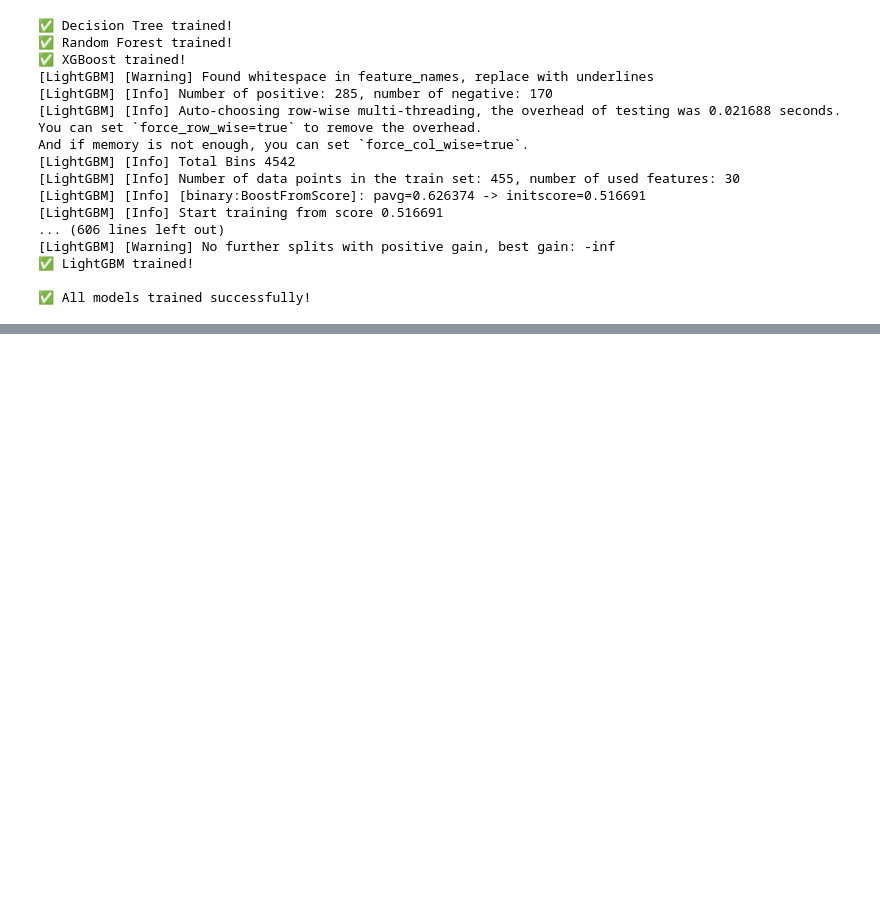
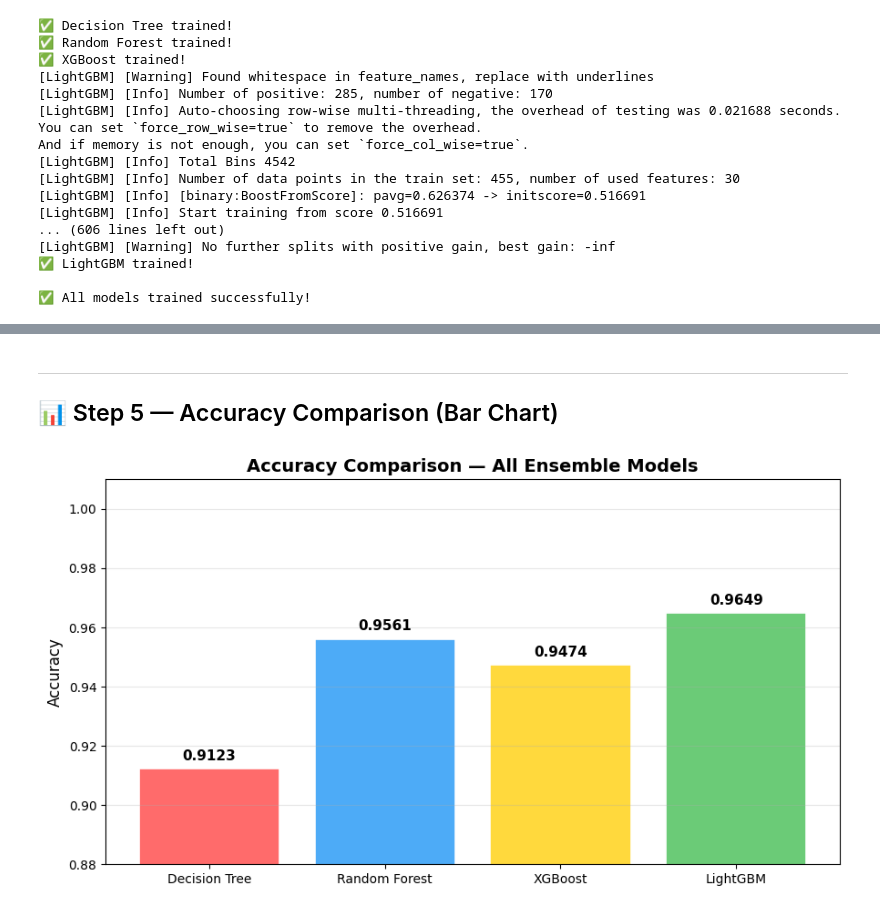
Before and after one commit to abdullah123-collab/Machine_Learning-, a Jupyter notebook: Basics/Ensemble_Methods/Comparison.ipynb, the cells around one changed output, grey strips where cells are left out. Cells and saved outputs as stored; diff of their text form; code cells hidden in the pictures; blank space fills up the shorter version.

Commit message:
metrics and accuracy comparison

```diff
--- a/Basics/Ensemble_Methods/Comparison.ipynb
+++ b/Basics/Ensemble_Methods/Comparison.ipynb
@@ -149,0 +178,22 @@ And if memory is not enough, you can set `force_col_wise=true`.
+# %% [markdown]
+---
+## 📊 Step 5 — Accuracy Comparison (Bar Chart)
+# %%
+colors = ['#ff6b6b', '#4dabf7', '#ffd93d', '#6bcb77']
+
+plt.figure(figsize=(9, 5))
+bars = plt.bar(df.index, df['Accuracy'], color=colors, edgecolor='white', linewidth=1.2)
+plt.ylim(0.88, 1.01)
+plt.ylabel('Accuracy', fontsize=12)
+plt.title('Accuracy Comparison — All Ensemble Models', fontsize=14, fontweight='bold')
+plt.grid(axis='y', alpha=0.3)
+
+for bar, val in zip(bars, df['Accuracy']):
+    plt.text(bar.get_x() + bar.get_width()/2,
+             val + 0.002, f'{val:.4f}',
+             ha='center', va='bottom', fontsize=11, fontweight='bold')
+
+plt.tight_layout()
+plt.show()
+# %% [output]
+[figure, added]
```
Also changed, not shown: parts of 2 cells of this notebook.
